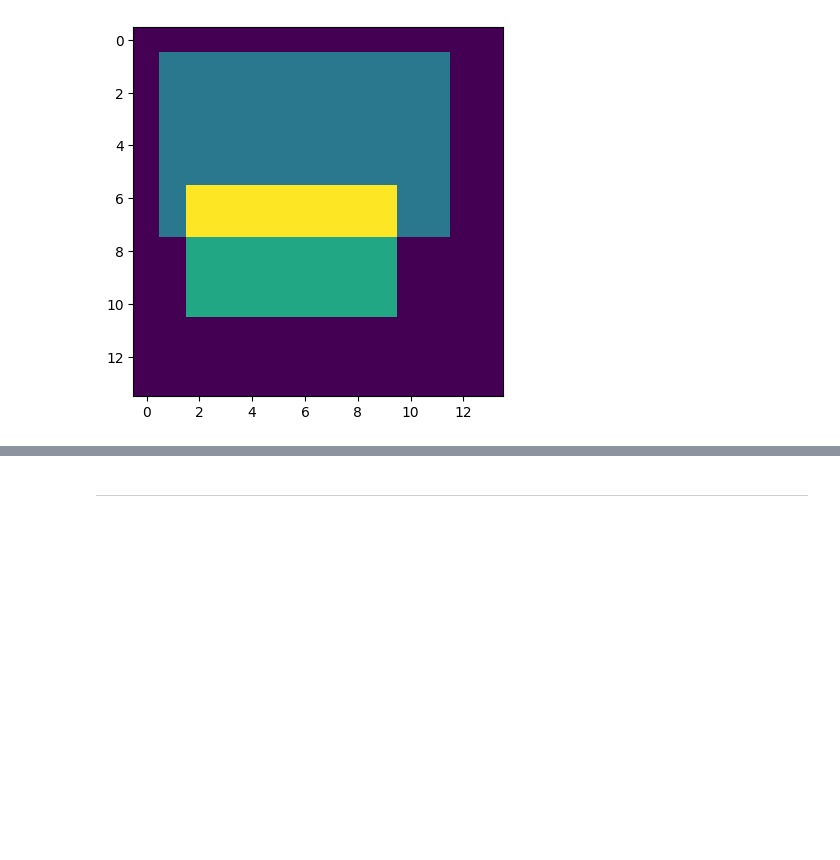
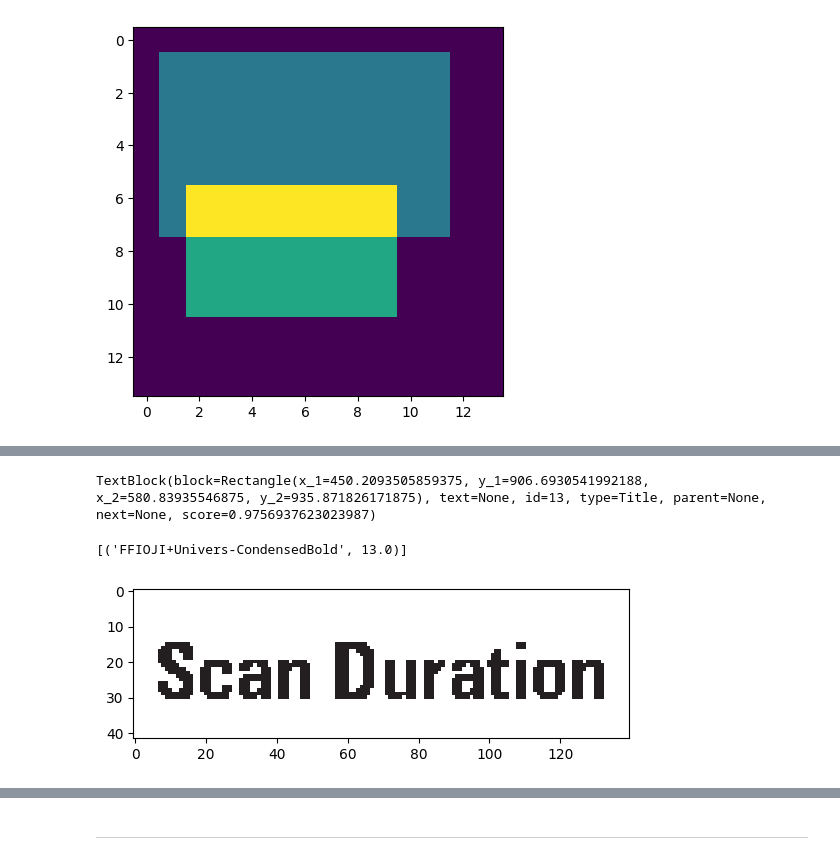
Before and after one commit to bdrad/book-scrape, a Jupyter notebook: scrape.ipynb, the cells around one changed output, grey strips where cells are left out. Saved outputs shown, nothing was run; the diff lists cells and outputs as text; code cells hidden in the pictures; blank space fills up the shorter version.

Commit message:
font logging

```diff
--- a/scrape.ipynb
+++ b/scrape.ipynb
@@ -443,13 +469,19 @@ plt.imshow(data, interpolation='nearest');
 [figure]
 # %%
 from collections import Counter
-import math
 
-def extract_fonts(pg: Page, round=False):
+round_to_nearest_k = lambda number, k=4: round(number * k) / k
+assert round_to_nearest_k(1.3, k=4) == 1.25
+assert round_to_nearest_k(1.2, k=4) == 1.25
+
+def extract_fonts(pg: Page, round=True, k=4) -> List[Tuple[str, float]]:
     out = Counter()
     for ch in pg.chars:
         # out.add((ch['fontname'], ch['size']))
         name, size = ch['fontname'], ch['size']
-        size = int(math.round(size)) if round else size
+        size = round_to_nearest_k(size, k=k) if round else size
         out[(name, size)] += 1
-    return list(out.items())
+
+    return [font_tuple for font_tuple, _cnt in out.most_common()]
+
+extract_fonts(pg)
@@ -456,16 +500,22 @@ def extract_fonts(pg: Page, round=False):
 # %%
-# x0,y0,x1,y1 = get_labels(pg.to_image(resolution=123))[0].coordinates
+box = sorted_boxes[13]
+print(box)
+x0,y0,x1,y1 = box.coordinates
 
-# w_im,h_im = im.size
-# w_pg,h_pg = pg.width,pg.height
-# w_ratio,h_ratio = w_pg/w_im,h_pg/h_im
-# pad=0.005
-# x0,x1 = (x0-pad*w_im)*w_ratio, (x1+pad*w_im)*w_ratio
-# y0,y1 = (y0-pad*h_im)*h_ratio, (y1+pad*h_im)*h_ratio
+w_im,h_im = im.size
+w_pg,h_pg = pg.width,pg.height
+w_ratio,h_ratio = w_pg/w_im,h_pg/h_im
+pad=0.005
+x0,x1 = (x0-pad*w_im)*w_ratio, (x1+pad*w_im)*w_ratio
+y0,y1 = (y0-pad*h_im)*h_ratio, (y1+pad*h_im)*h_ratio
 
-# y1 *= 1.4
+y1 *= 1
 
-# area = pg.within_bbox((x0,y0,x1,y1))
-# area_im = area.to_image(resolution=123).annotated
-# plt.imshow(area_im)
-# extract_fonts(area)
+area = pg.within_bbox((x0,y0,x1,y1))
+area_im = area.to_image(resolution=123).annotated
+plt.imshow(area_im)
+extract_fonts(area)
+# %% [output]
+TextBlock(block=Rectangle(x_1=450.2093505859375, y_1=906.6930541992188, x_2=580.83935546875, y_2=935.871826171875), text=None, id=13, type=Title, parent=None, next=None, score=0.9756937623023987)
+[('FFIOJI+Univers-CondensedBold', 13.0)]
+[figure, added]
```
Also changed, not shown: parts of 14 cells of this notebook.
